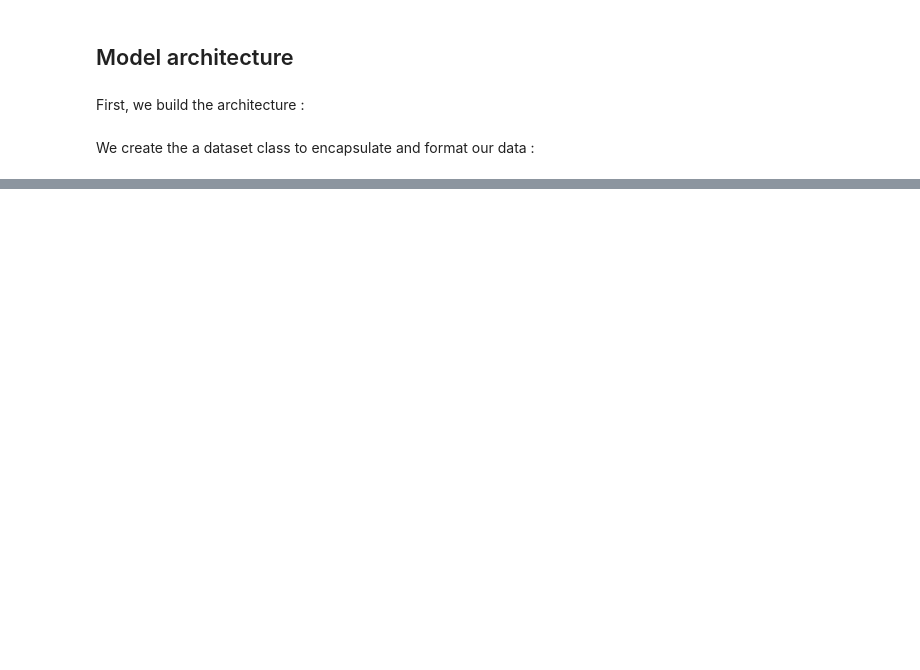
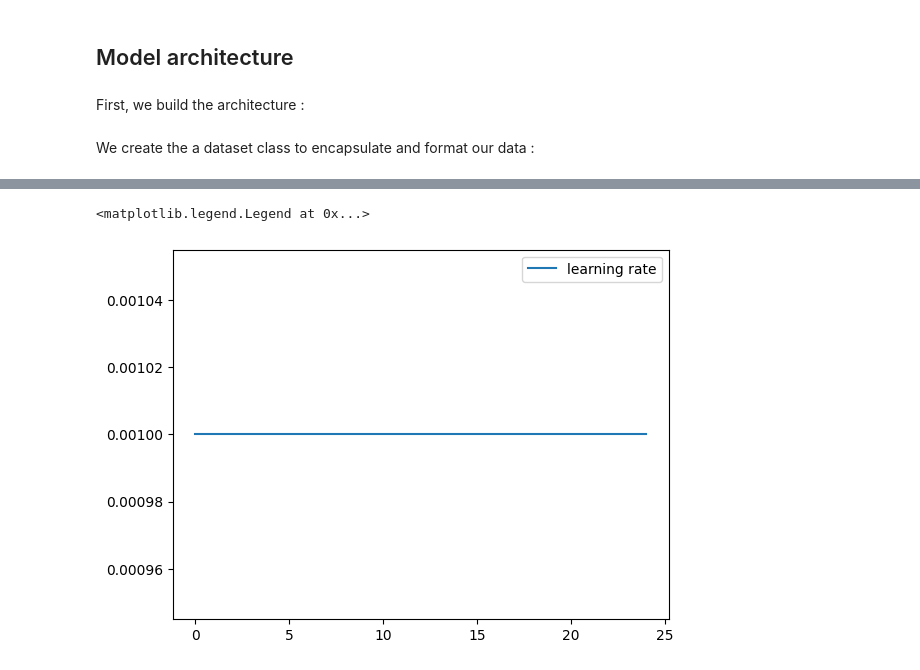
Before and after one commit to rbazin/transformers-weather-time-series-forecasting, a Jupyter notebook: TimeFormer.ipynb, the cells around one changed output, grey strips where cells are left out. Saved outputs shown, nothing was run; the diff lists cells and outputs as text; code cells hidden in the pictures; blank space fills up the shorter version.

```diff
--- a/TimeFormer.ipynb
+++ b/TimeFormer.ipynb
@@ -272,0 +326,7 @@ plt.legend()
+# %%
+# plot lr
+plt.plot(lrs, label="learning rate")
+plt.legend()
+# %% [output]
+<matplotlib.legend.Legend at 0x...>
+[figure, added]
```
Also changed, not shown: parts of 26 cells of this notebook, 1 other file.
